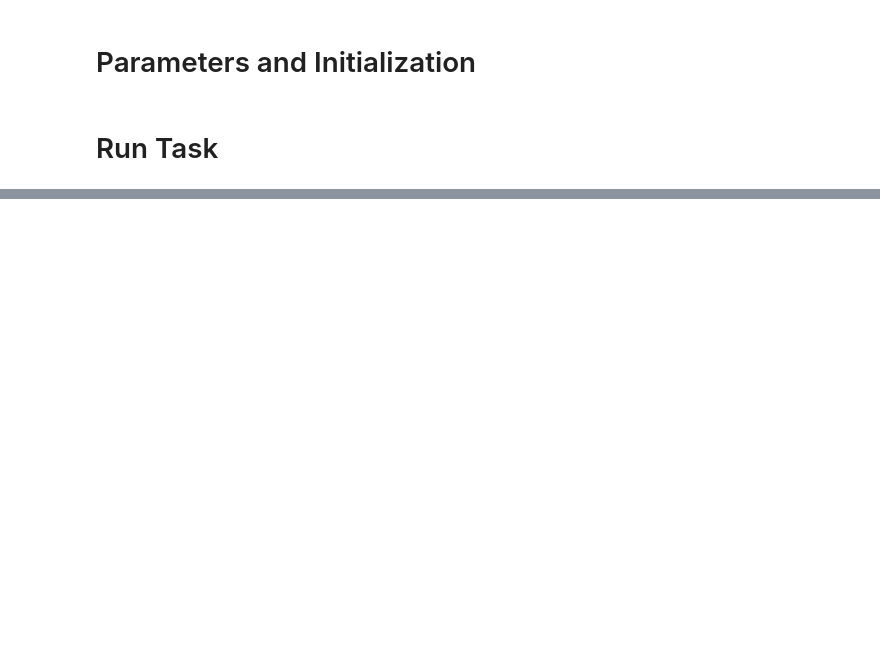
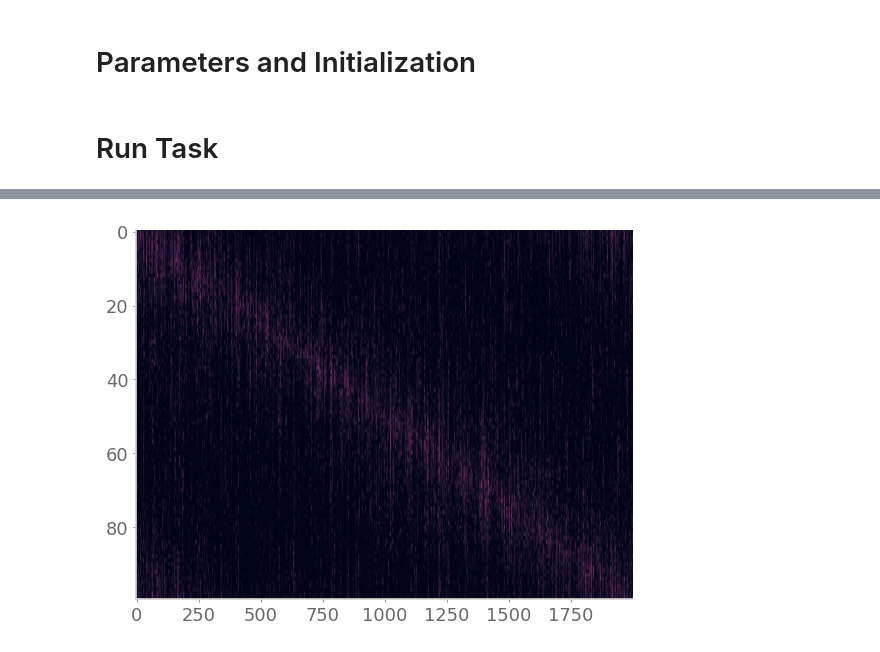
Before and after one commit to chingf/barcodes, a Jupyter notebook: example-task.ipynb, the cells around one changed output, grey strips where cells are left out. Saved outputs shown, nothing was run; the diff lists cells and outputs as text; code cells hidden in the pictures; blank space fills up the shorter version.

```diff
--- a/example-task.ipynb
+++ b/example-task.ipynb
@@ -71,0 +72,6 @@ Now I just cached at location: 70
+# %%
+plt.figure()
+plt.imshow(acts, aspect='auto')
+plt.show()
+# %% [output]
+[figure, added]
```
Also changed, not shown: parts of 14 cells of this notebook, 7 other files.
